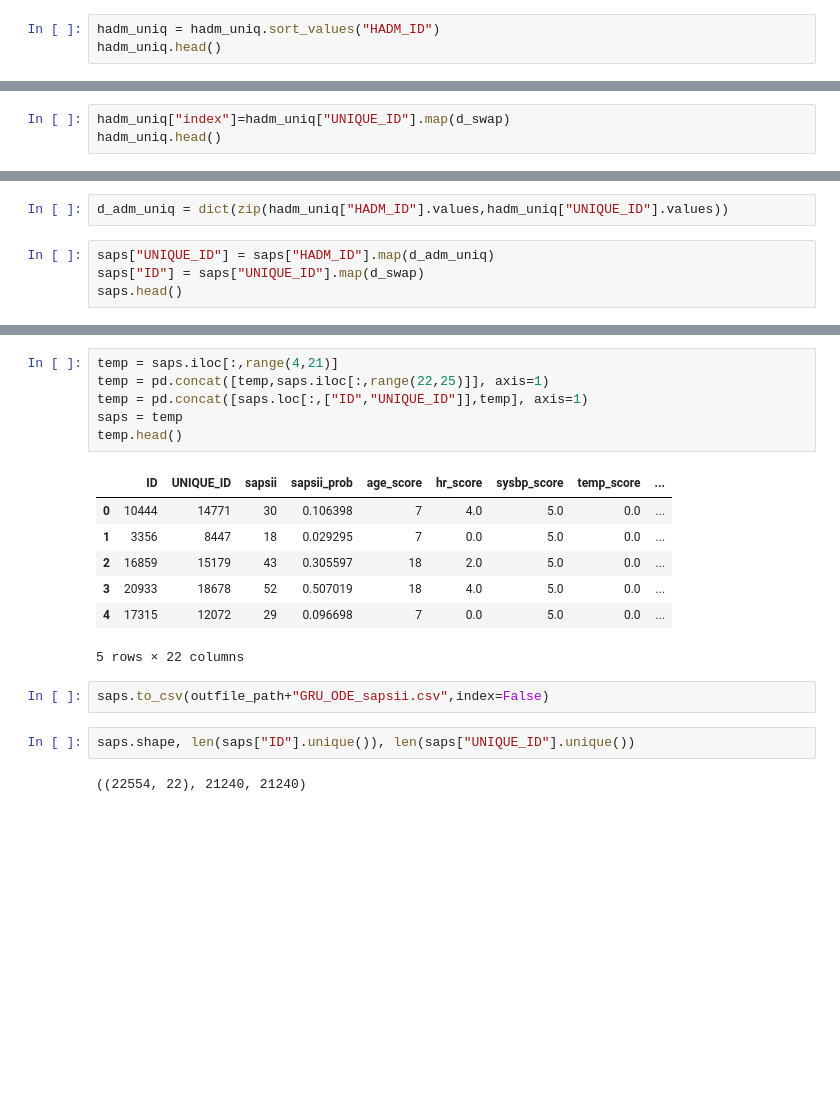
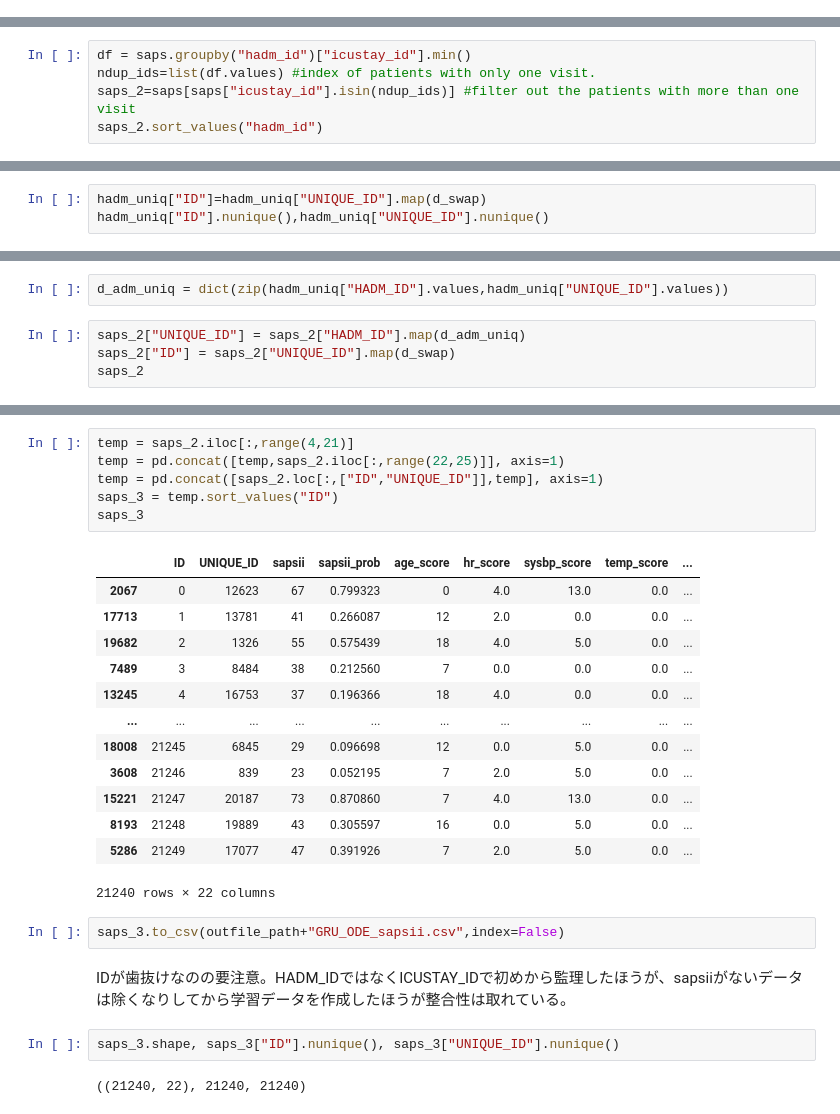
Before and after one commit to keytsuda/Continuous-Monitoring-of-Vital, a Jupyter notebook: GRUODEBayse/makeGRUODE_tags_and_covs.ipynb, the cells around one changed output, grey strips where cells are left out. Cells and saved outputs as stored; diff of their text form; blank space fills up the shorter version.

```diff
--- a/GRUODEBayse/makeGRUODE_tags_and_covs.ipynb
+++ b/GRUODEBayse/makeGRUODE_tags_and_covs.ipynb
@@ -213,3 +203,0 @@ id_ref.loc[:,["index","HADM_ID","UNIQUE_ID"]].head()
-# %%
-hadm_uniq = hadm_uniq.sort_values("HADM_ID")
-hadm_uniq.head()
@@ -222,0 +233,5 @@ hadm_uniq.head()
+# %%
+df = saps.groupby("hadm_id")["icustay_id"].min()
+ndup_ids=list(df.values) #index of patients with only one visit.
+saps_2=saps[saps["icustay_id"].isin(ndup_ids)] #filter out the patients with more than one visit
+saps_2.sort_values("hadm_id")
@@ -223,4 +252,4 @@ hadm_uniq.head()
 # %%
-hadm_uniq["index"]=hadm_uniq["UNIQUE_ID"].map(d_swap)
-hadm_uniq.head()
+hadm_uniq["ID"]=hadm_uniq["UNIQUE_ID"].map(d_swap)
+hadm_uniq["ID"].nunique(),hadm_uniq["UNIQUE_ID"].nunique()
 # %% [output]
@@ -233,9 +257,9 @@ hadm_uniq.head()
 # %%
 d_adm_uniq = dict(zip(hadm_uniq["HADM_ID"].values,hadm_uniq["UNIQUE_ID"].values))
 # %%
-saps["UNIQUE_ID"] = saps["HADM_ID"].map(d_adm_uniq)
-saps["ID"] = saps["UNIQUE_ID"].map(d_swap)
-saps.head()
+saps_2["UNIQUE_ID"] = saps_2["HADM_ID"].map(d_adm_uniq)
+saps_2["ID"] = saps_2["UNIQUE_ID"].map(d_swap)
+saps_2
 # %% [output]
 |  | Unnamed: 0 | subject_id | hadm_id | icustay_id | sapsii | sapsii_prob | age_score | hr_score | sysbp_score | ... |
 | 0 | 1 | 27513 | 163557 | 200003 | 30 | 0.106398 | 7 | 4.0 | 5.0 | ... |
@@ -247,20 +277,28 @@ saps.head()
 # %%
-temp = saps.iloc[:,range(4,21)]
-temp = pd.concat([temp,saps.iloc[:,range(22,25)]], axis=1)
-temp = pd.concat([saps.loc[:,["ID","UNIQUE_ID"]],temp], axis=1)
-saps = temp
-temp.head()
+temp = saps_2.iloc[:,range(4,21)]
+temp = pd.concat([temp,saps_2.iloc[:,range(22,25)]], axis=1)
+temp = pd.concat([saps_2.loc[:,["ID","UNIQUE_ID"]],temp], axis=1)
+saps_3 = temp.sort_values("ID")
+saps_3
 # %% [output]
 |  | ID | UNIQUE_ID | sapsii | sapsii_prob | age_score | hr_score | sysbp_score | temp_score | ... |
-| 0 | 10444 | 14771 | 30 | 0.106398 | 7 | 4.0 | 5.0 | 0.0 | ... |
-| 1 | 3356 | 8447 | 18 | 0.029295 | 7 | 0.0 | 5.0 | 0.0 | ... |
-| 2 | 16859 | 15179 | 43 | 0.305597 | 18 | 2.0 | 5.0 | 0.0 | ... |
-| 3 | 20933 | 18678 | 52 | 0.507019 | 18 | 4.0 | 5.0 | 0.0 | ... |
-| 4 | 17315 | 12072 | 29 | 0.096698 | 7 | 0.0 | 5.0 | 0.0 | ... |
+| 2067 | 0 | 12623 | 67 | 0.799323 | 0 | 4.0 | 13.0 | 0.0 | ... |
+| 17713 | 1 | 13781 | 41 | 0.266087 | 12 | 2.0 | 0.0 | 0.0 | ... |
+| 19682 | 2 | 1326 | 55 | 0.575439 | 18 | 4.0 | 5.0 | 0.0 | ... |
+| 7489 | 3 | 8484 | 38 | 0.212560 | 7 | 0.0 | 0.0 | 0.0 | ... |
+| 13245 | 4 | 16753 | 37 | 0.196366 | 18 | 4.0 | 0.0 | 0.0 | ... |
+| ... | ... | ... | ... | ... | ... | ... | ... | ... | ... |
+| 18008 | 21245 | 6845 | 29 | 0.096698 | 12 | 0.0 | 5.0 | 0.0 | ... |
+| 3608 | 21246 | 839 | 23 | 0.052195 | 7 | 2.0 | 5.0 | 0.0 | ... |
+| 15221 | 21247 | 20187 | 73 | 0.870860 | 7 | 4.0 | 13.0 | 0.0 | ... |
+| 8193 | 21248 | 19889 | 43 | 0.305597 | 16 | 0.0 | 5.0 | 0.0 | ... |
+| 5286 | 21249 | 17077 | 47 | 0.391926 | 7 | 2.0 | 5.0 | 0.0 | ... |
-5 rows × 22 columns
+21240 rows × 22 columns
 # %%
-saps.to_csv(outfile_path+"GRU_ODE_sapsii.csv",index=False)
+saps_3.to_csv(outfile_path+"GRU_ODE_sapsii.csv",index=False)
-# %%
-saps.shape, len(saps["ID"].unique()), len(saps["UNIQUE_ID"].unique())
-# %% [output]
-((22554, 22), 21240, 21240)
+# %% [markdown]
+IDが歯抜けなのの要注意。HADM_IDではなくICUSTAY_IDで初めから監理したほうが、sapsiiがないデータは除くなりしてから学習データを作成したほうが整合性は取れている。
+# %%
+saps_3.shape, saps_3["ID"].nunique(), saps_3["UNIQUE_ID"].nunique()
+# %% [output]
+((21240, 22), 21240, 21240)
```
Also changed, not shown: parts of 9 cells of this notebook, 15 other files.
